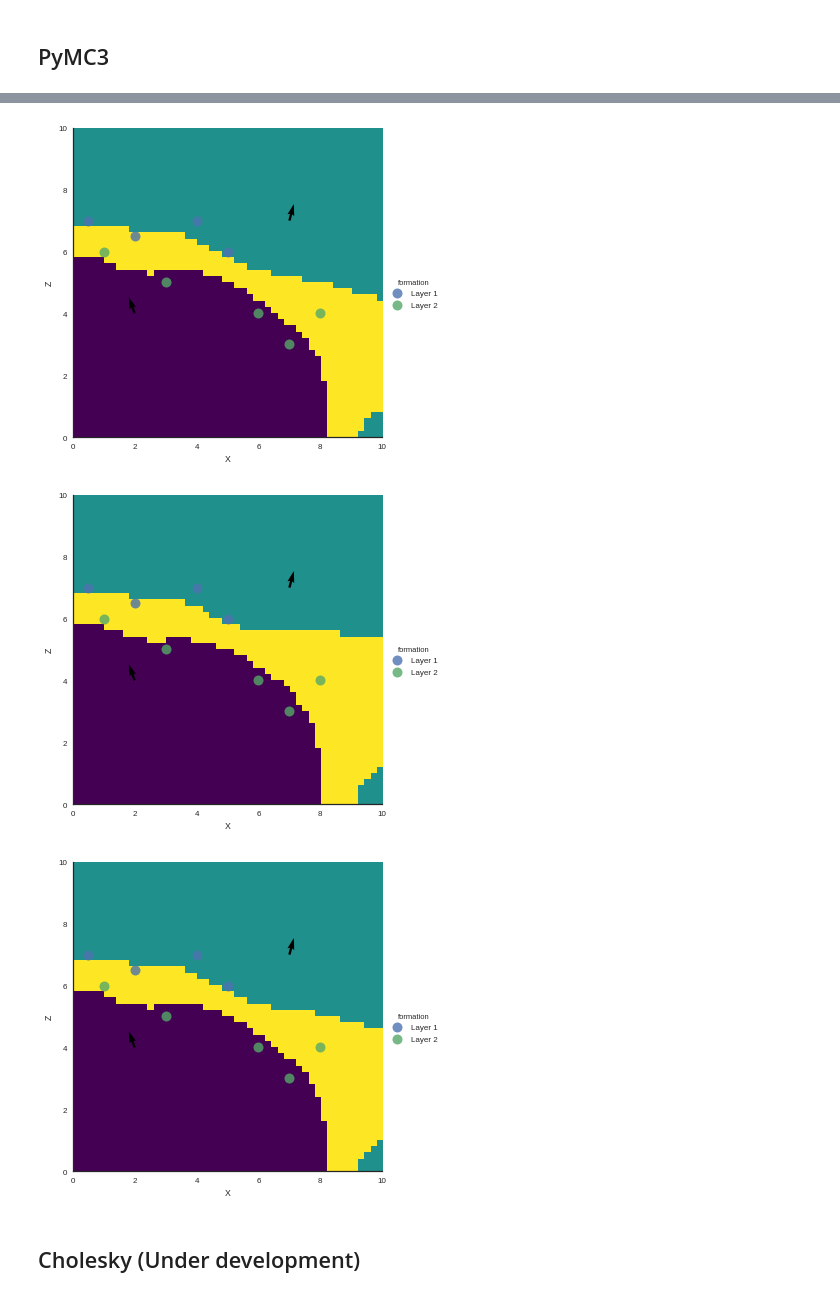
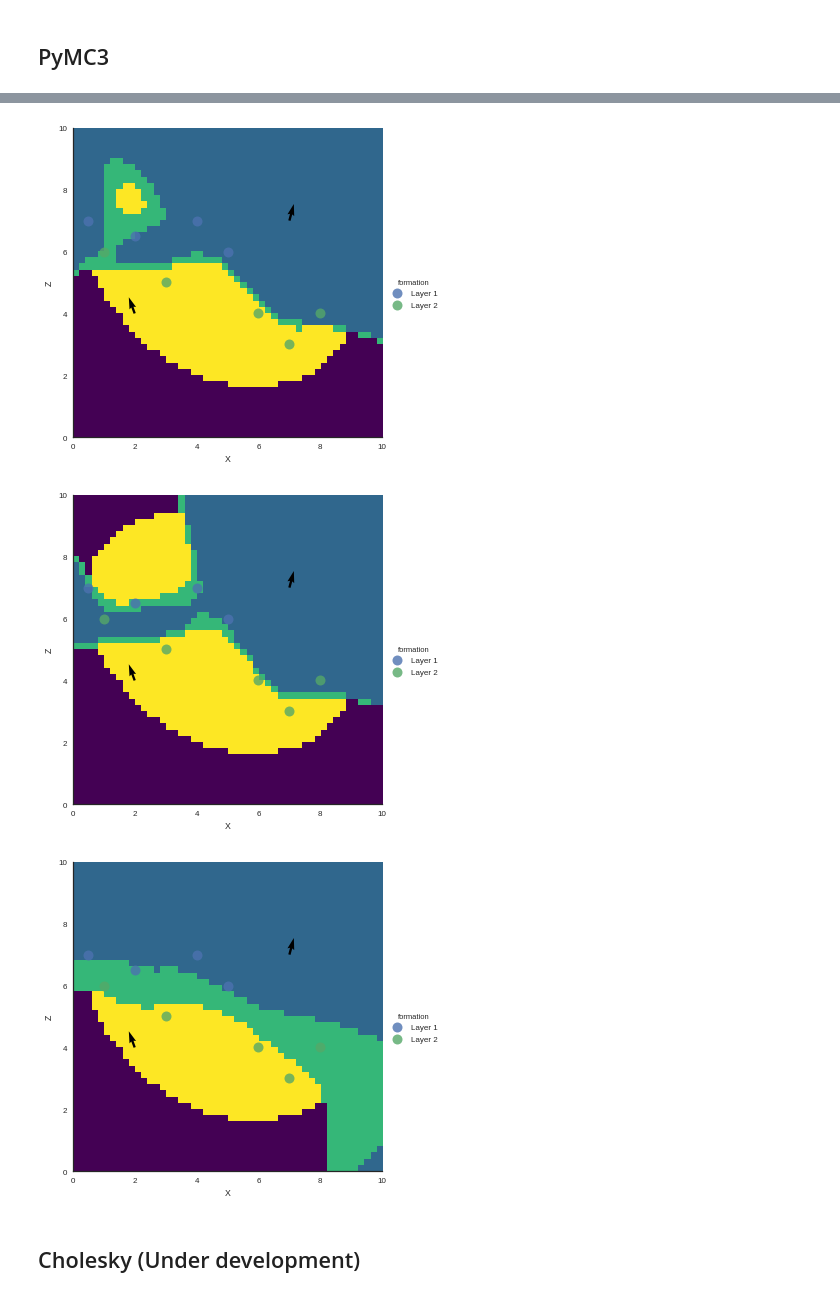
Before and after one commit to nre-aachen/gempy, a Jupyter notebook: Prototype Notebook/Example_3-PyMC3.ipynb, the cells around one changed output, grey strips where cells are left out. Cells and saved outputs as stored; diff of their text form; code cells hidden in the pictures.

```diff
--- a/Prototype Notebook/Example_3-PyMC3.ipynb
+++ b/Prototype Notebook/Example_3-PyMC3.ipynb
@@ -174,6 +176,13 @@ GeMpy.plot_potential_field(new_series, sol[:-14].reshape(50,50,50),13, plot_data
 [figure]
 # %% [markdown]
 ## PyMC3
+# %%
+data_interp = GeMpy.set_interpolator(geo_data, u_grade = 0)
+
+# This are the shared parameters and the compilation of the function. This will be hidden as well at some point
+input_data_T = data_interp.interpolator.tg.input_parameters_list()
+# This prepares the user data to the theano function
+input_data_P = data_interp.interpolator.data_prep()
 # %%
 # We create the op. Because is an op we cannot call it with python variables anymore. Thats why we have to make them shared
 # Before
@@ -210,6 +219,6 @@ trace.varnames, trace.get_values("til")
         [0, 0, 0, ..., 1, 1, 1],
         [0, 0, 0, ..., 1, 1, 1]]))
 # %%
-for i in trace.get_values('til'):
+for i in trace.get_values('GeMpy'):
     GeMpy.plot_section(new_series, 13, block = i, plot_data = True)
 # %% [output]
@@ -219,6 +228,6 @@ for i in trace.get_values('til'):
-[figure, old version]
+[figure, new version]
-[figure, old version]
+[figure, new version]
-[figure, old version]
+[figure, new version]
 # %% [markdown]
 ## Cholesky  (Under development)
 # %%
```
Also changed, not shown: parts of 7 cells of this notebook, 5 other files.
